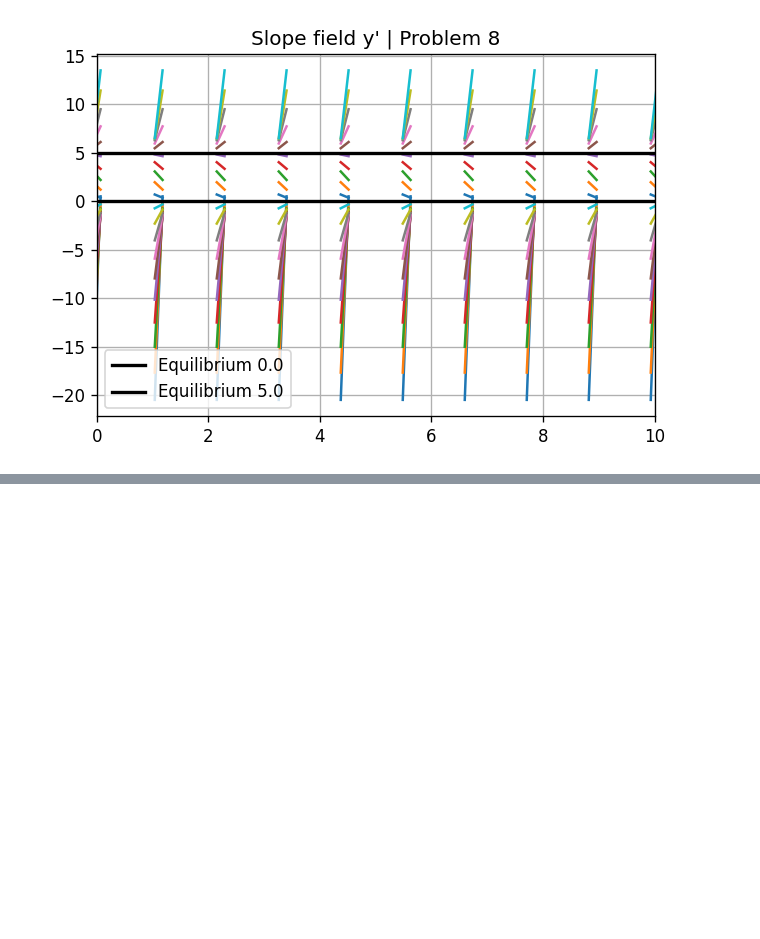
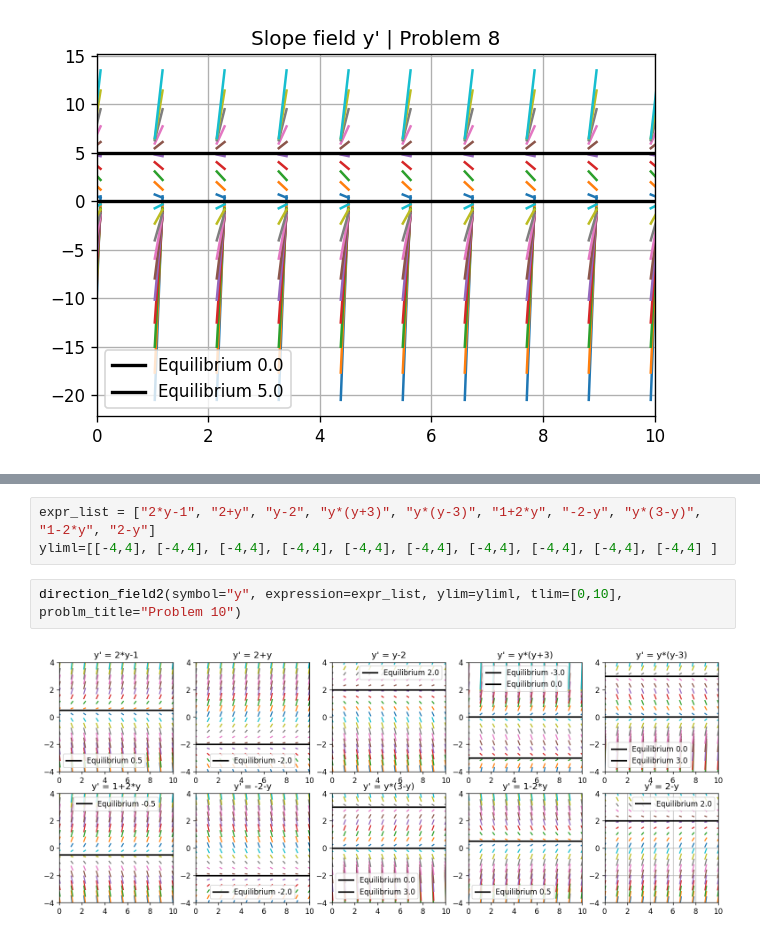
Before and after one commit to zemarchezi/BoyceDiPrima_DifferentialEq, a Jupyter notebook: Chapter_1.ipynb, the cells around one changed output, grey strips where cells are left out. Cells and saved outputs as stored; diff of their text form; blank space fills up the shorter version.

```diff
--- a/Chapter_1.ipynb
+++ b/Chapter_1.ipynb
@@ -359,0 +432,7 @@ direction_field(symbol="y", expression="-5*y + y**2", ylim=[-10,10], tlim=[0,10]
+# %%
+expr_list = ["2*y-1", "2+y", "y-2", "y*(y+3)", "y*(y-3)", "1+2*y", "-2-y", "y*(3-y)", "1-2*y", "2-y"]
+yliml=[[-4,4], [-4,4], [-4,4], [-4,4], [-4,4], [-4,4], [-4,4], [-4,4], [-4,4], [-4,4] ]
+# %%
+direction_field2(symbol="y", expression=expr_list, ylim=yliml, tlim=[0,10], problm_title="Problem 10")
+# %% [output]
+[figure, added]
```
Also changed, not shown: parts of 7 cells of this notebook.
